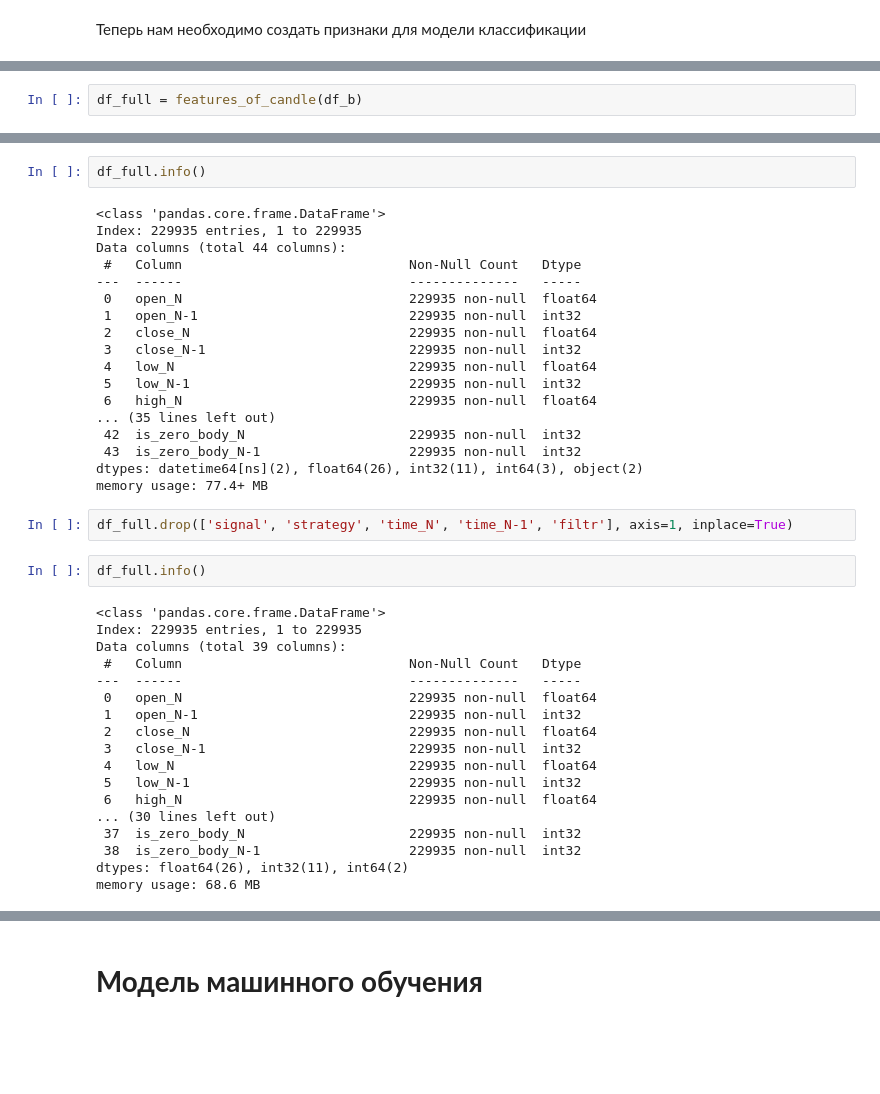
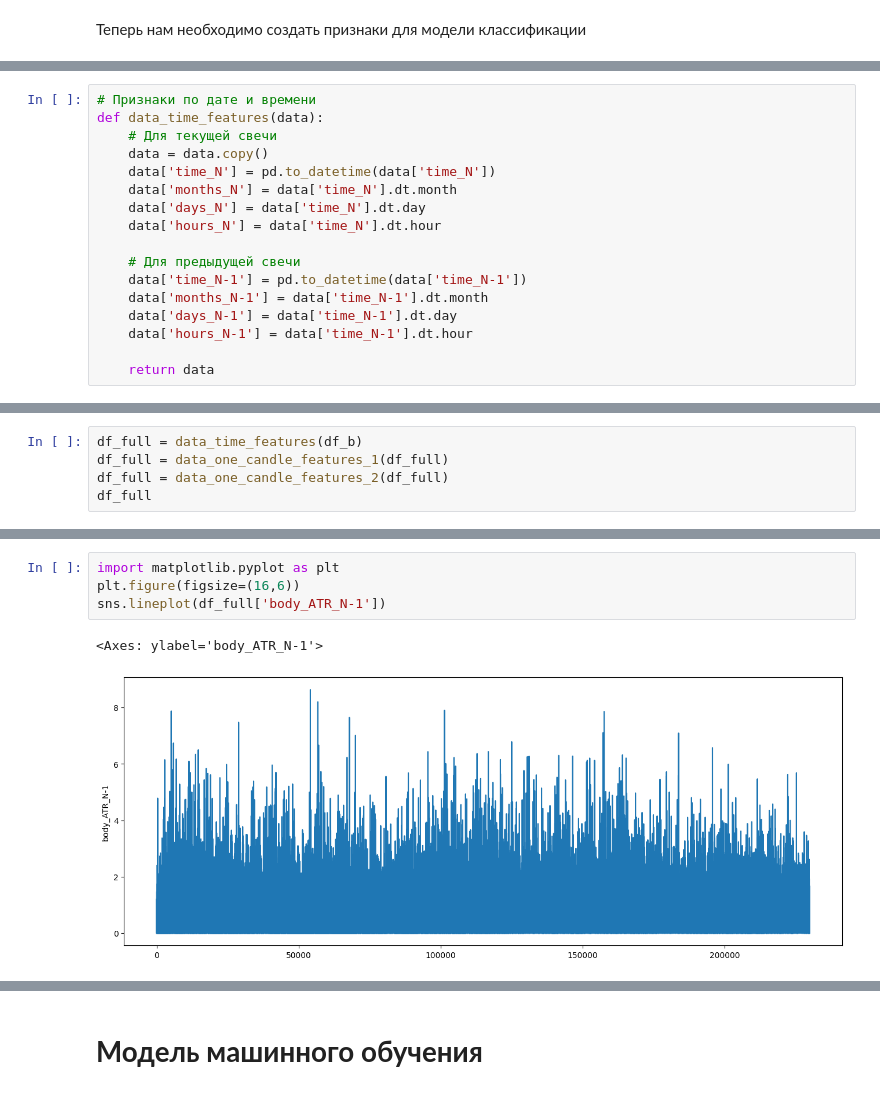
Before and after one commit to AlexKosuhin/AlgoTrading, a Jupyter notebook: classification.ipynb, the cells around one changed output, grey strips where cells are left out. Saved outputs shown, nothing was run; the diff lists cells and outputs as text; blank space fills up the shorter version.

```diff
--- a/classification.ipynb
+++ b/classification.ipynb
@@ -468,0 +347,17 @@ def features_of_candle(data):
+# %%
+# Признаки по дате и времени
+def data_time_features(data):
+    # Для текущей свечи
+    data = data.copy()
+    data['time_N'] = pd.to_datetime(data['time_N'])
+    data['months_N'] = data['time_N'].dt.month
+    data['days_N'] = data['time_N'].dt.day
+    data['hours_N'] = data['time_N'].dt.hour
+
+    # Для предыдущей свечи
+    data['time_N-1'] = pd.to_datetime(data['time_N-1'])
+    data['months_N-1'] = data['time_N-1'].dt.month
+    data['days_N-1'] = data['time_N-1'].dt.day
+    data['hours_N-1'] = data['time_N-1'].dt.hour
+
+    return data
@@ -469,2 +450,5 @@ def features_of_candle(data):
 # %%
-df_full = features_of_candle(df_b)
+df_full = data_time_features(df_b)
+df_full = data_one_candle_features_1(df_full)
+df_full = data_one_candle_features_2(df_full)
+df_full
@@ -487,42 +469,7 @@ df_full
-# %%
-df_full.info()
-# %% [output]
-<class 'pandas.core.frame.DataFrame'>
-Index: 229935 entries, 1 to 229935
-Data columns (total 44 columns):
- #   Column                             Non-Null Count   Dtype
----  ------                             --------------   -----
- 0   open_N                             229935 non-null  float64
- 1   open_N-1                           229935 non-null  int32
- 2   close_N                            229935 non-null  float64
- 3   close_N-1                          229935 non-null  int32
- 4   low_N                              229935 non-null  float64
- 5   low_N-1                            229935 non-null  int32
- 6   high_N                             229935 non-null  float64
-... (35 lines left out)
- 42  is_zero_body_N                     229935 non-null  int32
- 43  is_zero_body_N-1                   229935 non-null  int32
-dtypes: datetime64[ns](2), float64(26), int32(11), int64(3), object(2)
-memory usage: 77.4+ MB
-# %%
-df_full.drop(['signal', 'strategy', 'time_N', 'time_N-1', 'filtr'], axis=1, inplace=True)
-# %%
-df_full.info()
-# %% [output]
-<class 'pandas.core.frame.DataFrame'>
-Index: 229935 entries, 1 to 229935
-Data columns (total 39 columns):
- #   Column                             Non-Null Count   Dtype
----  ------                             --------------   -----
- 0   open_N                             229935 non-null  float64
- 1   open_N-1                           229935 non-null  int32
- 2   close_N                            229935 non-null  float64
- 3   close_N-1                          229935 non-null  int32
- 4   low_N                              229935 non-null  float64
- 5   low_N-1                            229935 non-null  int32
- 6   high_N                             229935 non-null  float64
-... (30 lines left out)
- 37  is_zero_body_N                     229935 non-null  int32
- 38  is_zero_body_N-1                   229935 non-null  int32
-dtypes: float64(26), int32(11), int64(2)
-memory usage: 68.6 MB
+# %%
+import matplotlib.pyplot as plt
+plt.figure(figsize=(16,6))
+sns.lineplot(df_full['body_ATR_N-1'])
+# %% [output]
+<Axes: ylabel='body_ATR_N-1'>
+[figure, added]
```
Also changed, not shown: parts of 41 cells of this notebook.
